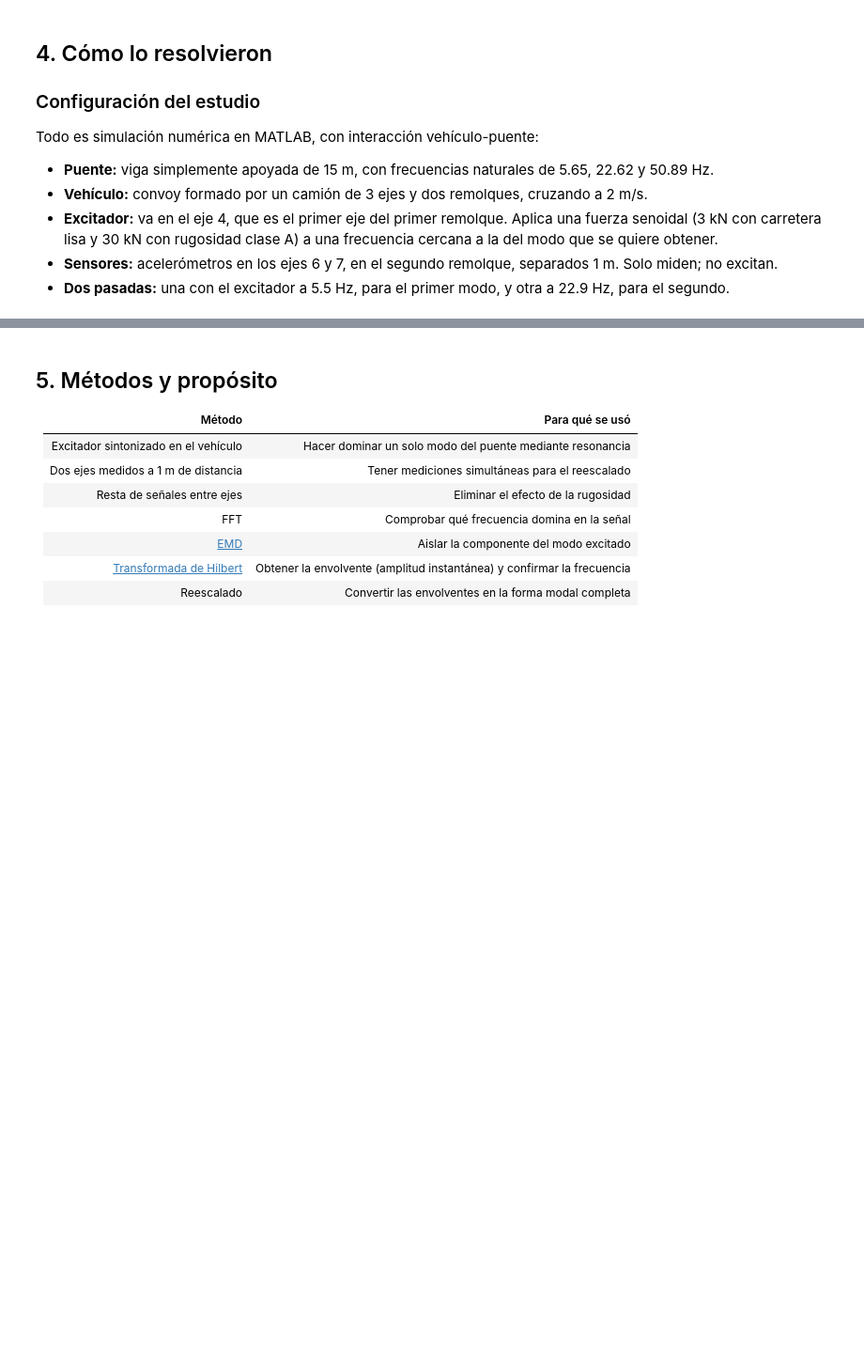
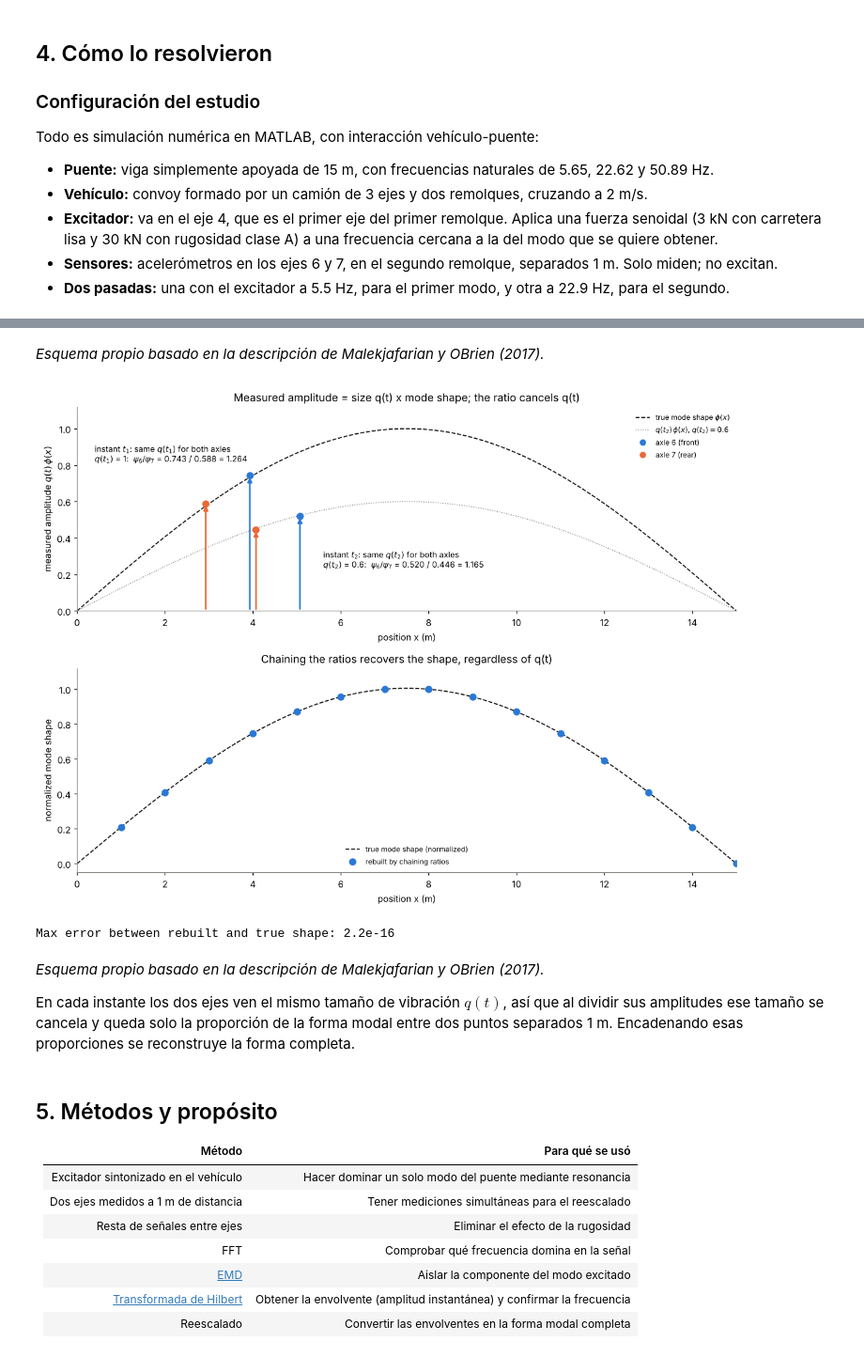
Before and after one commit to 25adiaz-apps/assignment-3-machine-learning, a Jupyter notebook: literature-review/revision-papers/resumenes_papers.ipynb, the cells around one changed output, grey strips where cells are left out. Shown at 94% size. Saved outputs shown, nothing was run; the diff lists cells and outputs as text; code cells hidden in the pictures; blank space fills up the shorter version.

```diff
--- a/literature-review/revision-papers/resumenes_papers.ipynb
+++ b/literature-review/revision-papers/resumenes_papers.ipynb
@@ -51,3 +226,75 @@ Todo es simulación numérica en MATLAB, con interacción vehículo-puente:
+# %% [markdown]
+*Esquema propio basado en la descripción de Malekjafarian y OBrien (2017).*
+# %%
+# Figure 3: rescaling between axles 6 (front) and 7 (rear)
+L = 15.0
+phi = lambda x: np.sin(np.pi * x / L)        # first mode shape
+x_fine = np.linspace(0, L, 300)
+
+fig, axes = plt.subplots(2, 1, figsize=(11, 8.2))
+
+# --- Top: two instants, same q for both axles at each instant ---
+ax = axes[0]
+ax.plot(x_fine, phi(x_fine), "--", color=COLOR_TRUE, lw=1.2, label=r"true mode shape $\phi(x)$")
+ax.plot(x_fine, 0.6 * phi(x_fine), ":", color=COLOR_SIGNAL, lw=1, label=r"$q(t_2)\,\phi(x)$, $q(t_2) = 0.6$")
+instants = [("t_1", 1.0, 3.0, -0.07), ("t_2", 0.6, 4.0, 0.07)]   # name, q, rear axle x, x offset
+for name, q, x_rear, dx in instants:
+    x_front = x_rear + 1.0
+    psi_7, psi_6 = q * phi(x_rear), q * phi(x_front)
+    for x, psi, color in [(x_rear, psi_7, COLOR_2), (x_front, psi_6, COLOR_1)]:
+        ax.annotate("", xy=(x + dx, psi), xytext=(x + dx, 0),
+                    arrowprops=dict(arrowstyle="-|>", color=color, lw=1.8))
+        ax.plot(x + dx, psi, "o", ms=7, color=color, zorder=3)
+    text_x = 0.4 if name == "t_1" else 5.6
+    text_y = 0.86 if name == "t_1" else 0.28
+    ax.text(text_x, text_y,
+            f"instant ${name}$: same $q({name})$ for both axles\n"
+            f"$q({name})$ = {q:g}:  $\\psi_6/\\psi_7$ = {psi_6:.3f} / {psi_7:.3f} = {psi_6 / psi_7:.3f}",
+            fontsize=9, va="center", ha="left")
+ax.plot([], [], "o", color=COLOR_1, label="axle 6 (front)")
+ax.plot([], [], "o", color=COLOR_2, label="axle 7 (rear)")
+ax.set_xlim(0, L)
+ax.set_ylim(0, 1.12)
+ax.set_xlabel("position x (m)")
+ax.set_ylabel(r"measured amplitude $q(t)\,\phi(x)$")
+ax.set_title("Measured amplitude = size q(t) x mode shape; the ratio cancels q(t)")
+ax.legend(loc="upper right", fontsize=8)
+
+# --- Bottom: chain the ratios with a different random q at every step ---
+rng = np.random.default_rng(0)
+x_points = np.arange(1.0, L + 1.0, 1.0)              # 1, 2, ..., 15 m
+phi_rebuilt = [1.0]                                   # start at phi(1) (arbitrary scale)
+for x_rear in x_points[:-1]:
+    q = rng.uniform(0.2, 1.5)                         # unknown, changes every step
+    psi_7, psi_6 = q * phi(x_rear), q * phi(x_rear + 1.0)
+    phi_rebuilt.append(phi_rebuilt[-1] * psi_6 / psi_7)
+phi_rebuilt = np.array(phi_rebuilt)
+phi_rebuilt_norm = phi_rebuilt / phi_rebuilt.max()
+phi_true_norm = phi(x_points) / phi(x_points).max()
+
+ax = axes[1]
+ax.plot(x_fine, phi(x_fine) / phi(x_points).max(), "--", color=COLOR_TRUE, lw=1.2,
+        label="true mode shape (normalized)")
+ax.plot(x_points, phi_rebuilt_norm, "o", ms=7, color=COLOR_1, label="rebuilt by chaining ratios")
+ax.set_xlim(0, L)
+ax.set_ylim(-0.05, 1.12)
+ax.set_xlabel("position x (m)")
+ax.set_ylabel("normalized mode shape")
+ax.set_title("Chaining the ratios recovers the shape, regardless of q(t)")
+ax.legend(loc="lower center", fontsize=8)
+
+fig.tight_layout()
+fig.savefig(FIG_DIR / "malekjafarian_obrien_2017_fig3_rescaling.png", dpi=150, bbox_inches="tight")
+plt.show()
+
+print(f"Max error between rebuilt and true shape: {np.max(np.abs(phi_rebuilt_norm - phi_true_norm)):.1e}")
+# %% [output]
+[figure, added]
+Max error between rebuilt and true shape: 2.2e-16
+# %% [markdown]
+*Esquema propio basado en la descripción de Malekjafarian y OBrien (2017).*
+
+En cada instante los dos ejes ven el mismo tamaño de vibración $q(t)$, así que al dividir sus amplitudes ese tamaño se cancela y queda solo la proporción de la forma modal entre dos puntos separados 1 m. Encadenando esas proporciones se reconstruye la forma completa.
 # %% [markdown]
 ## 5. Métodos y propósito
 
```
Also changed, not shown: parts of 6 cells of this notebook, 5 other files.
